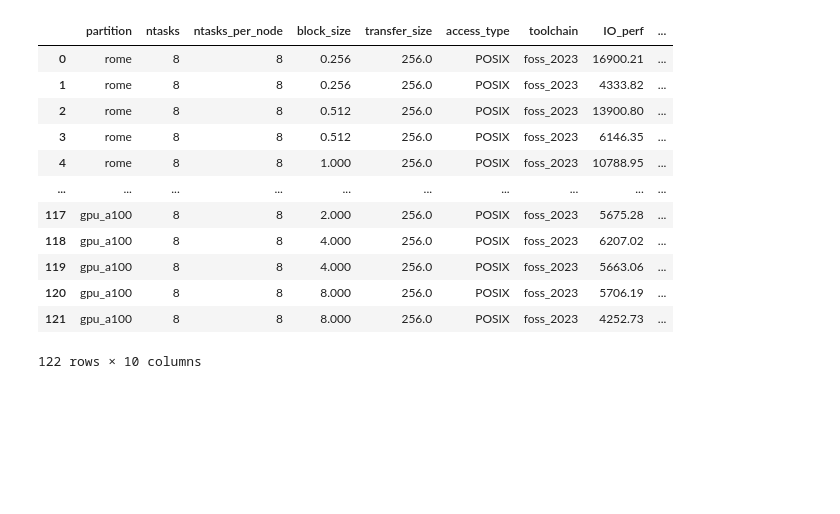
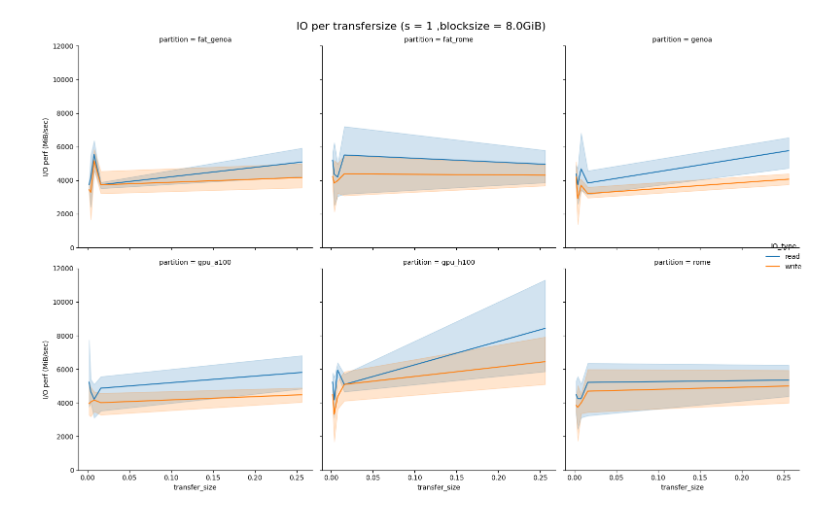
Before and after one commit to benczaja/IOR_test, a Jupyter notebook: IO_plot.ipynb, the cells around one changed output. Saved outputs shown, nothing was run; the diff lists cells and outputs as text; code cells hidden in the pictures; blank space fills up the shorter version.

```diff
--- a/IO_plot.ipynb
+++ b/IO_plot.ipynb
@@ -37,18 +135,14 @@ plt.show()
-# %%
-data = data.sort_values(by='partition')
-# %%
-data
-# %% [output]
-|  | partition | ntasks | ntasks_per_node | block_size | transfer_size | access_type | toolchain | IO_perf | ... |
-| 0 | rome | 8 | 8 | 0.256 | 256.0 | POSIX | foss_2023 | 16900.21 | ... |
-| 1 | rome | 8 | 8 | 0.256 | 256.0 | POSIX | foss_2023 | 4333.82 | ... |
-| 2 | rome | 8 | 8 | 0.512 | 256.0 | POSIX | foss_2023 | 13900.80 | ... |
-| 3 | rome | 8 | 8 | 0.512 | 256.0 | POSIX | foss_2023 | 6146.35 | ... |
-| 4 | rome | 8 | 8 | 1.000 | 256.0 | POSIX | foss_2023 | 10788.95 | ... |
-| ... | ... | ... | ... | ... | ... | ... | ... | ... | ... |
-| 117 | gpu_a100 | 8 | 8 | 2.000 | 256.0 | POSIX | foss_2023 | 5675.28 | ... |
-| 118 | gpu_a100 | 8 | 8 | 4.000 | 256.0 | POSIX | foss_2023 | 6207.02 | ... |
-| 119 | gpu_a100 | 8 | 8 | 4.000 | 256.0 | POSIX | foss_2023 | 5663.06 | ... |
-| 120 | gpu_a100 | 8 | 8 | 8.000 | 256.0 | POSIX | foss_2023 | 5706.19 | ... |
-| 121 | gpu_a100 | 8 | 8 | 8.000 | 256.0 | POSIX | foss_2023 | 4252.73 | ... |
-122 rows × 10 columns
+# %%
+plt.close()
+block_size = 8.0
+plot_data = data[(data['block_size'] == block_size) & (data['ntasks'] == 8) & (data['nodes'] == 1)]
+
+ben = sns.relplot(data=plot_data,x="transfer_size", y="IO_perf", col="partition", kind='line', hue="IO_type", col_wrap=3)
+ben.set_ylabels("I/O perf (MiB/sec)", clear_inner=False)
+plt.ylim(0,12000)
+ben.fig.suptitle("IO per transfersize (s = 1 ,blocksize = "+ str(block_size) +"GiB)", fontsize=16)
+plt.tight_layout()
+plt.savefig("IO_per_transfersize_segment1_blocksize"+str(block_size)+"G.png",dpi=200)
+plt.show()
+# %% [output]
+[figure, added]
```
Also changed, not shown: parts of 6 cells of this notebook.
